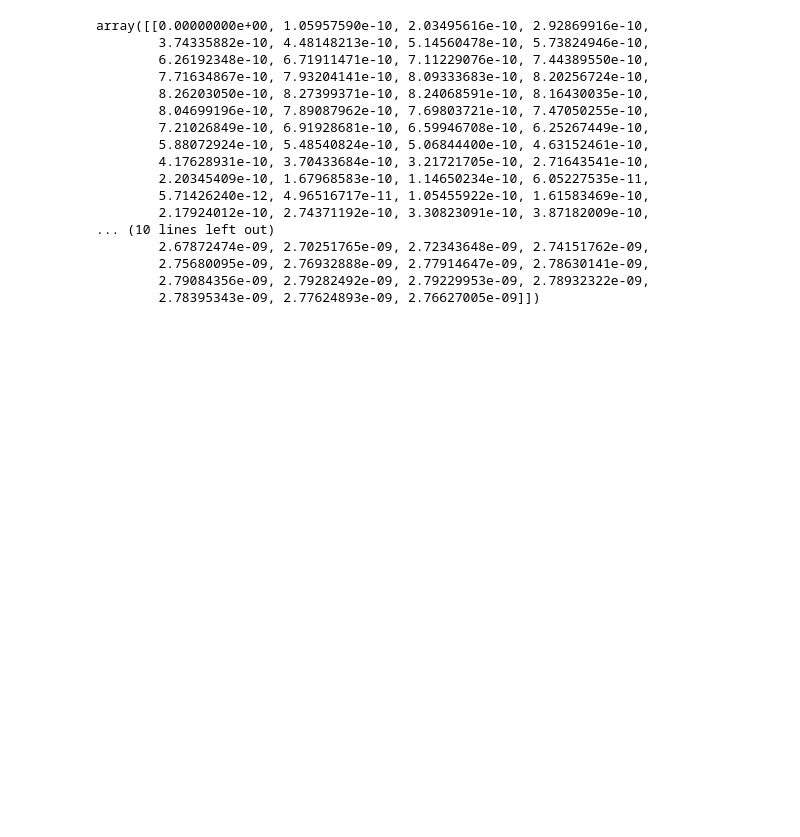
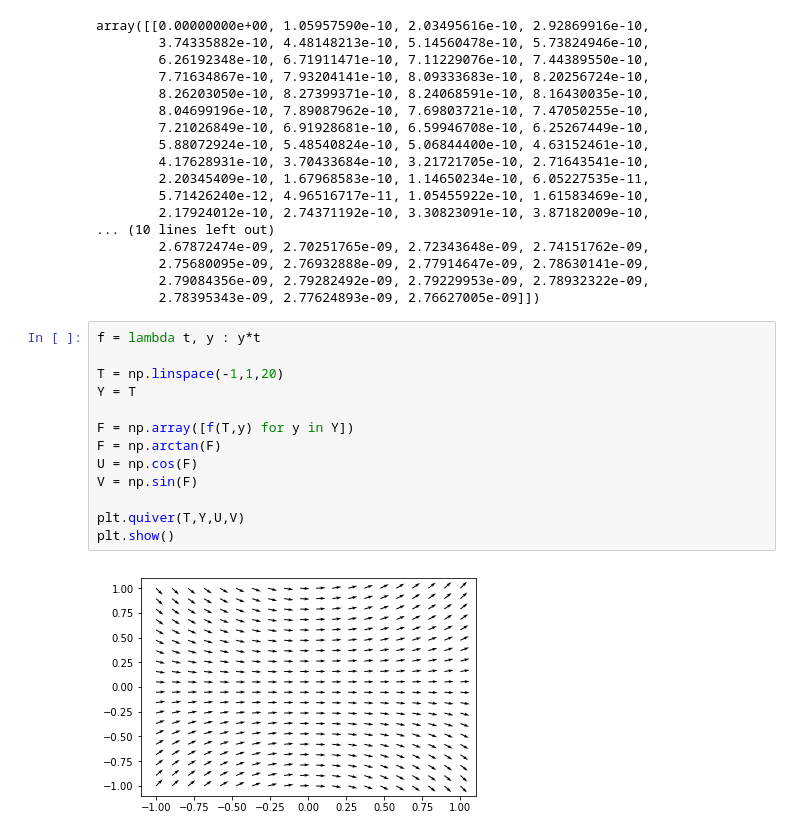
Before and after one commit to ekiMGlz/ODEMethods, a Jupyter notebook: Pruebas Metodos.ipynb, the cells around one changed output. Cells and saved outputs as stored; diff of their text form; blank space fills up the shorter version.

```diff
--- a/Pruebas Metodos.ipynb
+++ b/Pruebas Metodos.ipynb
@@ -199,3 +199,18 @@ array([[0.00000000e+00, 1.05957590e-10, 2.03495616e-10, 2.92869916e-10,
         2.75680095e-09, 2.76932888e-09, 2.77914647e-09, 2.78630141e-09,
         2.79084356e-09, 2.79282492e-09, 2.79229953e-09, 2.78932322e-09,
         2.78395343e-09, 2.77624893e-09, 2.76627005e-09]])
+# %%
+f = lambda t, y : y*t
+
+T = np.linspace(-1,1,20)
+Y = T
+
+F = np.array([f(T,y) for y in Y])
+F = np.arctan(F)
+U = np.cos(F)
+V = np.sin(F)
+
+plt.quiver(T,Y,U,V)
+plt.show()
+# %% [output]
+[figure, added]
```
Also changed, not shown: parts of 5 cells of this notebook.
